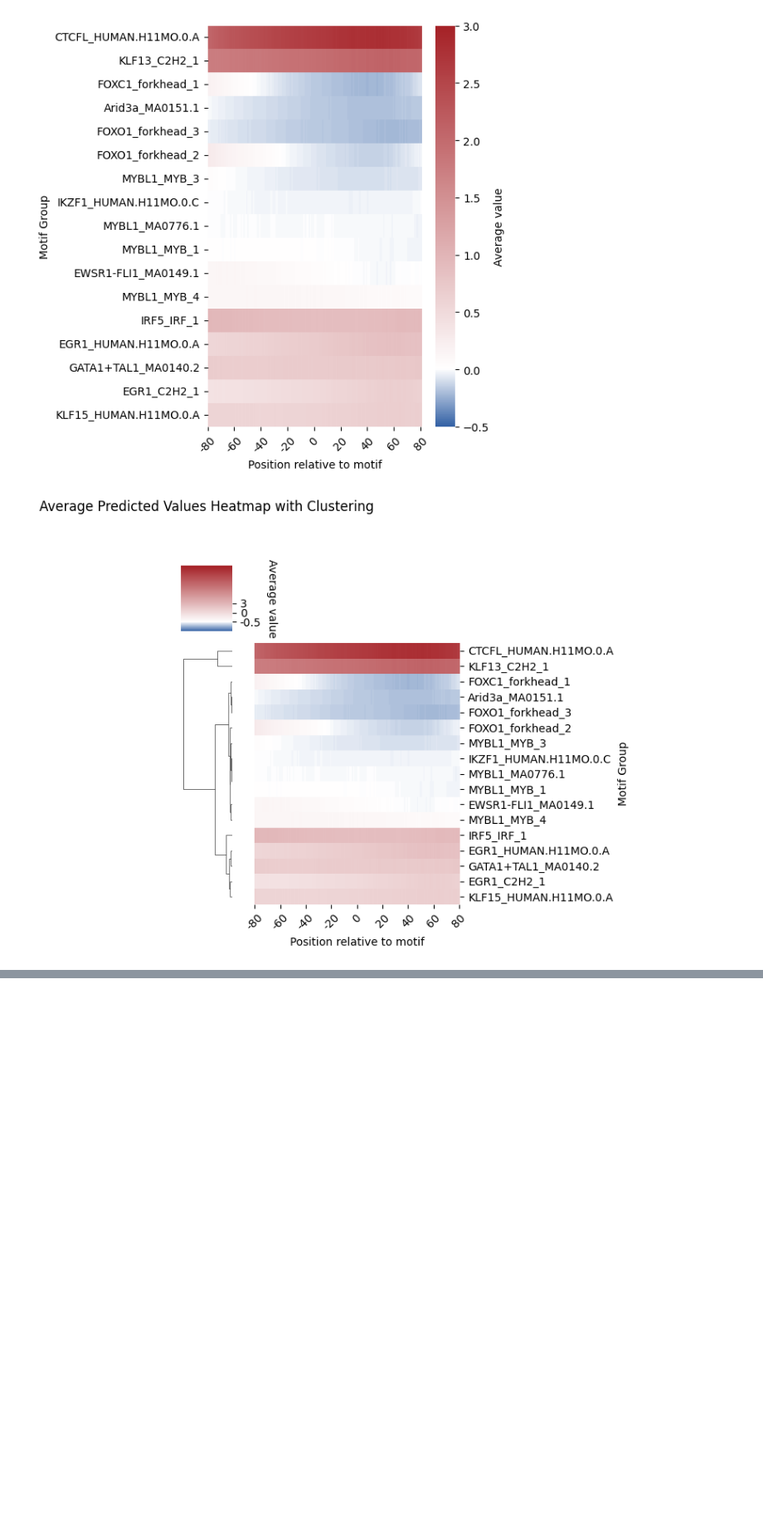
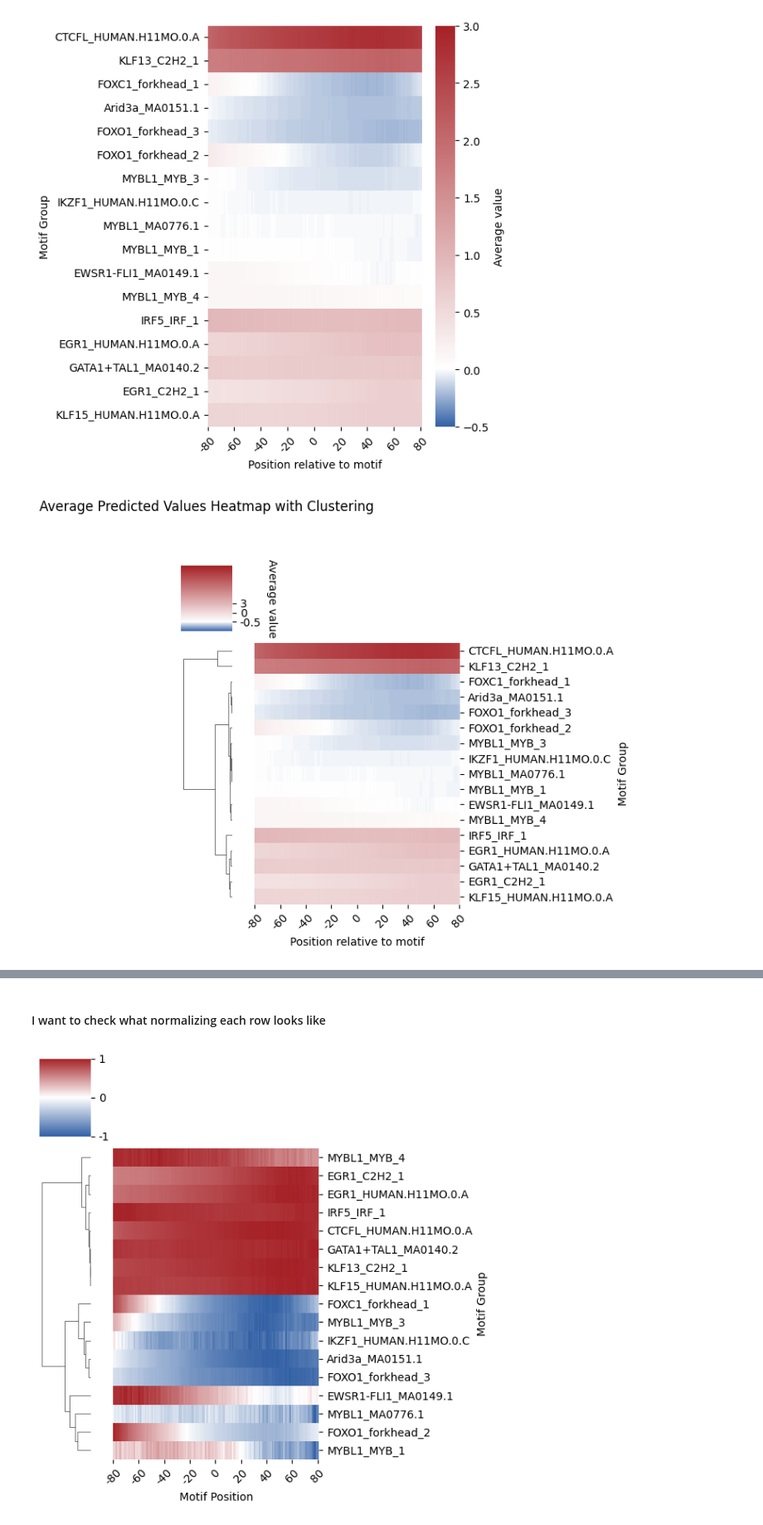
Before and after one commit to de-Boer-Lab/position-mpra, a Jupyter notebook: src/TF_position/human/plot/plot_gosai.ipynb, the cells around one changed output, grey strips where cells are left out. Shown at 83% size. Saved outputs shown, nothing was run; the diff lists cells and outputs as text; code cells hidden in the pictures; blank space fills up the shorter version.

```diff
--- a/src/TF_position/human/plot/plot_gosai.ipynb
+++ b/src/TF_position/human/plot/plot_gosai.ipynb
@@ -373,0 +406,52 @@ plt.show()
+# %% [markdown]
+#### I want to check what normalizing each row looks like
+# %%
+# Row-wise normalization: divide by max absolute value of each row
+data_matrix_scaled = data_matrix.div(data_matrix.abs().max(axis=1), axis=0)
+
+# Now values are in [-1, 1]
+vmin, vmax = -1, 1
+
+colors = [
+    (0.0, "#3361A5"),   # dark blue at -1
+    (0.5, "#ffffff"),   # white at 0
+    (1.0, "#A52126")    # dark red at +1
+]
+cmap = LinearSegmentedColormap.from_list("custom_blue_white_red", colors, N=256)
+
+# Plot clustermap with row clustering
+g = sns.clustermap(
+    data_matrix_scaled,
+    cmap=cmap,
+    row_cluster=True,
+    col_cluster=False,
+    figsize=(6, max(6, len(data_matrix_scaled) * 0.75 * 0.15)),
+    yticklabels=True,
+    xticklabels=False,
+    vmin=vmin,
+    vmax=vmax,
+)
+
+# X-axis ticks
+g.ax_heatmap.set_xticks(xticks_indices)
+g.ax_heatmap.set_xticklabels(xticks_positions, rotation=45)
+
+g.ax_heatmap.set_xlabel("Motif Position")
+g.ax_heatmap.set_ylabel("Motif Group")
+# plt.title("Row-Normalized Predicted Values Heatmap (signed)", pad=50)
+
+# Colorbar
+cbar = g.cax
+cbar_ticks = [-1, 0, 1]
+cbar.set_yticks(cbar_ticks)       # positions in data scale
+cbar.set_yticklabels(cbar_ticks)
+# g.cax.set_ylabel("Scaled value (row-wise, signed)", rotation=270, labelpad=15)
+
+plt.tight_layout()
+plt.savefig(
+    "/scratch/st-cdeboer-1/sambina/position_mpra/outputs/TFs_position/human/knockout_clustermap_row_scaled_signed.png",
+    dpi=600
+)
+plt.show()
+# %% [output]
+[figure, added]
```
Also changed, not shown: parts of 1 cell of this notebook, 38 other files.
